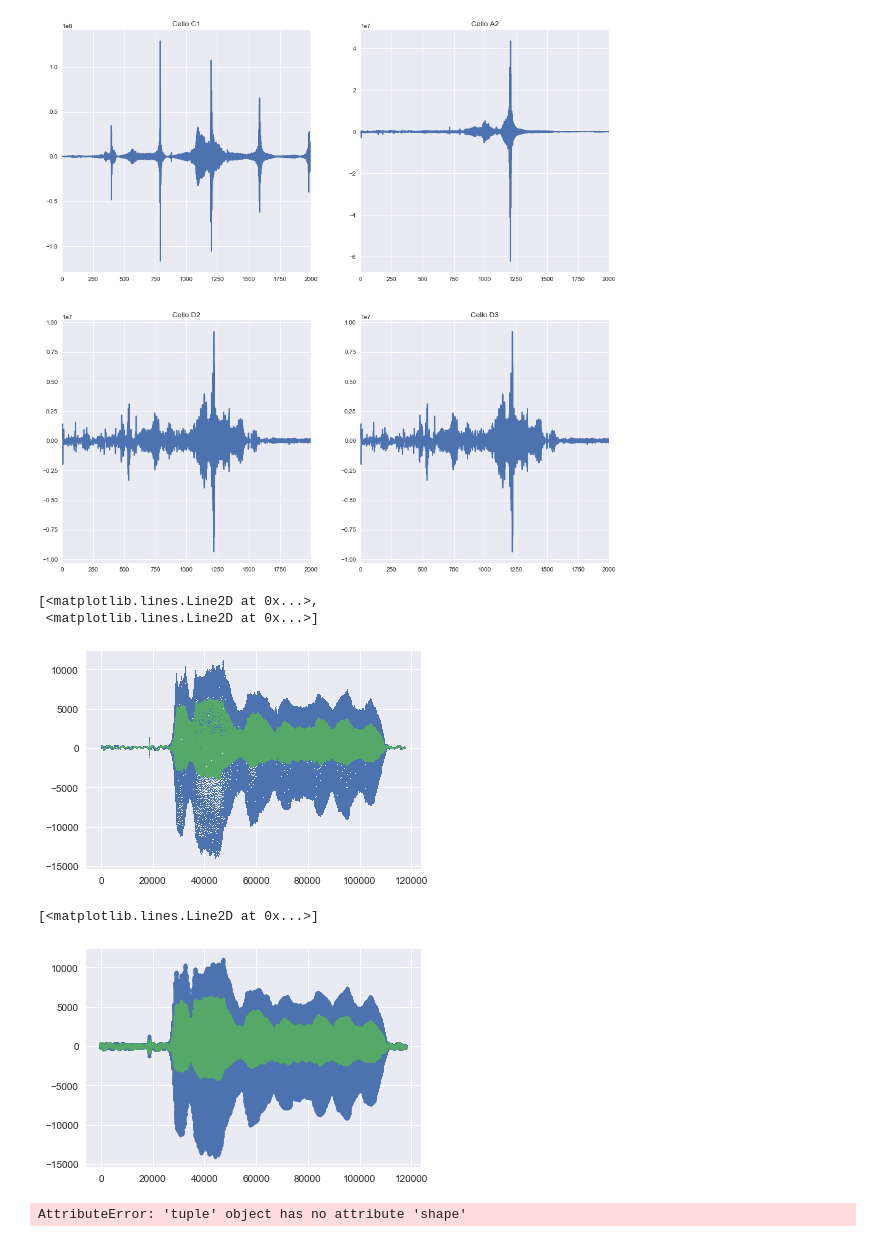
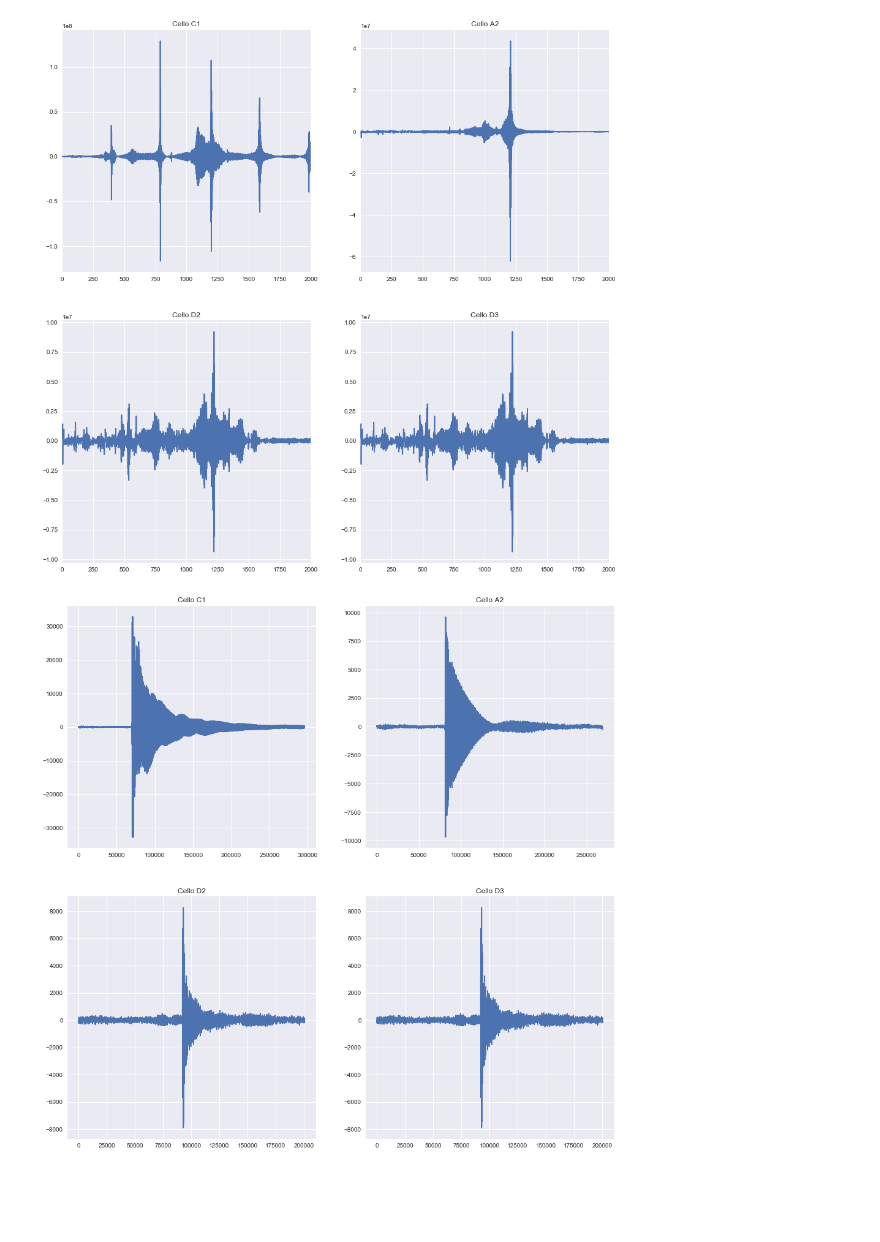
Before and after one commit to pstetz/Pitch-Perfect, a Jupyter notebook: main.ipynb, the cells around one changed output. Cells and saved outputs as stored; diff of their text form; code cells hidden in the pictures; blank space fills up the shorter version.

```diff
--- a/main.ipynb
+++ b/main.ipynb
@@ -70,16 +57,13 @@ plt.show()
-# %%
-plt.plot(sound, ',')
-# %% [output]
-[<matplotlib.lines.Line2D at 0x...>,
- <matplotlib.lines.Line2D at 0x...>]
-[figure, removed]
-# %%
-plt.plot(chan1,".")
-plt.plot(chan2, '.')
-# %% [output]
-[<matplotlib.lines.Line2D at 0x...>]
-[figure, removed]
-# %%
-x_spec = signal.spectrogram(chan1, len(chan1))
-# %% [output]
-AttributeError: 'tuple' object has no attribute 'shape'
+# %%
+fig, axarr = plt.subplots(2, 2, figsize=(16, 16))
+axarr[0][0].plot(c1_chan1, "-")
+axarr[0][1].plot(a2_chan1, "-")
+axarr[1][0].plot(d2_chan1, "-")
+axarr[1][1].plot(d3_chan1, "-")
+
+axarr[0][0].set(title="Cello C1")
+axarr[0][1].set(title="Cello A2")
+axarr[1][0].set(title="Cello D2")
+_ = axarr[1][1].set(title="Cello D3")
+# %% [output]
+[figure, added]
```
Also changed, not shown: parts of 4 cells of this notebook, 5 other files.
